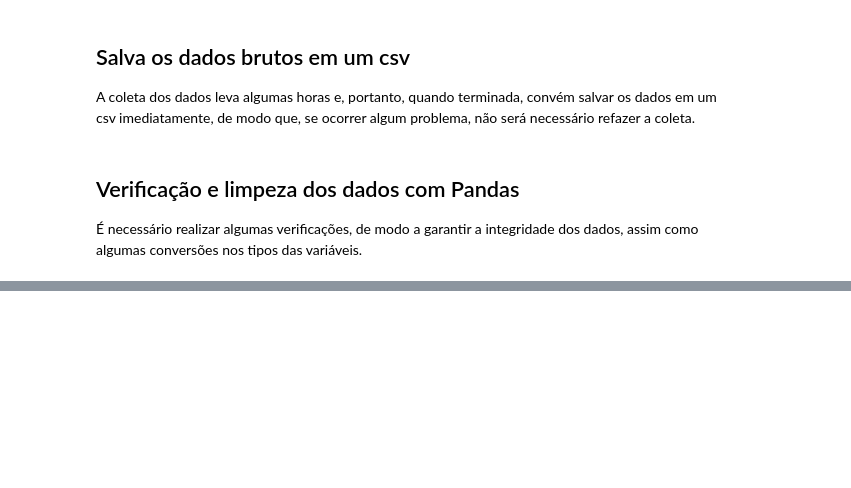
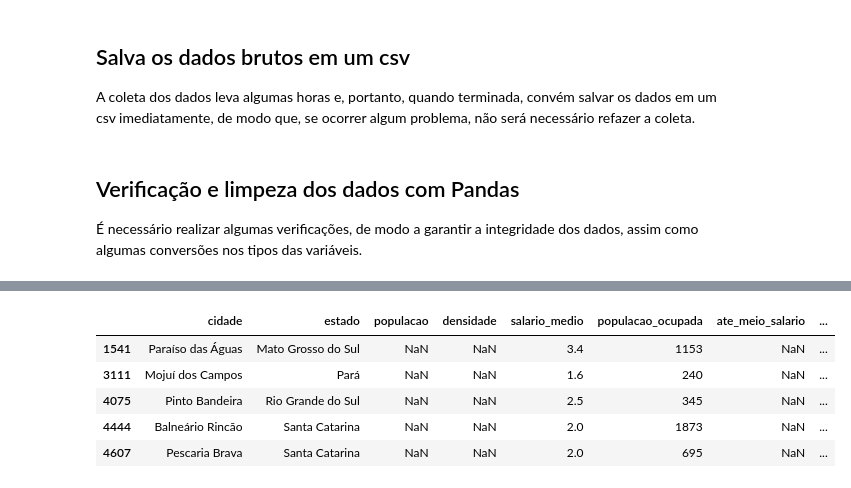
Before and after one commit to rfmf/ds_portfolio, a Jupyter notebook: Web Scraping/Dados Municipais do Ultimo Censo - IBGE/ibge-scrapper.ipynb, the cells around one changed output, grey strips where cells are left out. Cells and saved outputs as stored; diff of their text form; code cells hidden in the pictures; blank space fills up the shorter version.

```diff
--- a/Web Scraping/Dados Municipais do Ultimo Censo - IBGE/ibge-scrapper.ipynb
+++ b/Web Scraping/Dados Municipais do Ultimo Censo - IBGE/ibge-scrapper.ipynb
@@ -180,0 +314,12 @@ with open('temp_data.csv', 'w', newline='') as output_file:
+# %%
+# List missing data from the 'populacao' variable
+
+missing_populacao = censo[censo['populacao'].isna()]
+missing_populacao
+# %% [output]
+|  | cidade | estado | populacao | densidade | salario_medio | populacao_ocupada | ate_meio_salario | ... |
+| 1541 | Paraíso das Águas | Mato Grosso do Sul | NaN | NaN | 3.4 | 1153 | NaN | ... |
+| 3111 | Mojuí dos Campos | Pará | NaN | NaN | 1.6 | 240 | NaN | ... |
+| 4075 | Pinto Bandeira | Rio Grande do Sul | NaN | NaN | 2.5 | 345 | NaN | ... |
+| 4444 | Balneário Rincão | Santa Catarina | NaN | NaN | 2.0 | 1873 | NaN | ... |
+| 4607 | Pescaria Brava | Santa Catarina | NaN | NaN | 2.0 | 695 | NaN | ... |
```
Also changed, not shown: parts of 14 cells of this notebook, 2 other files.
